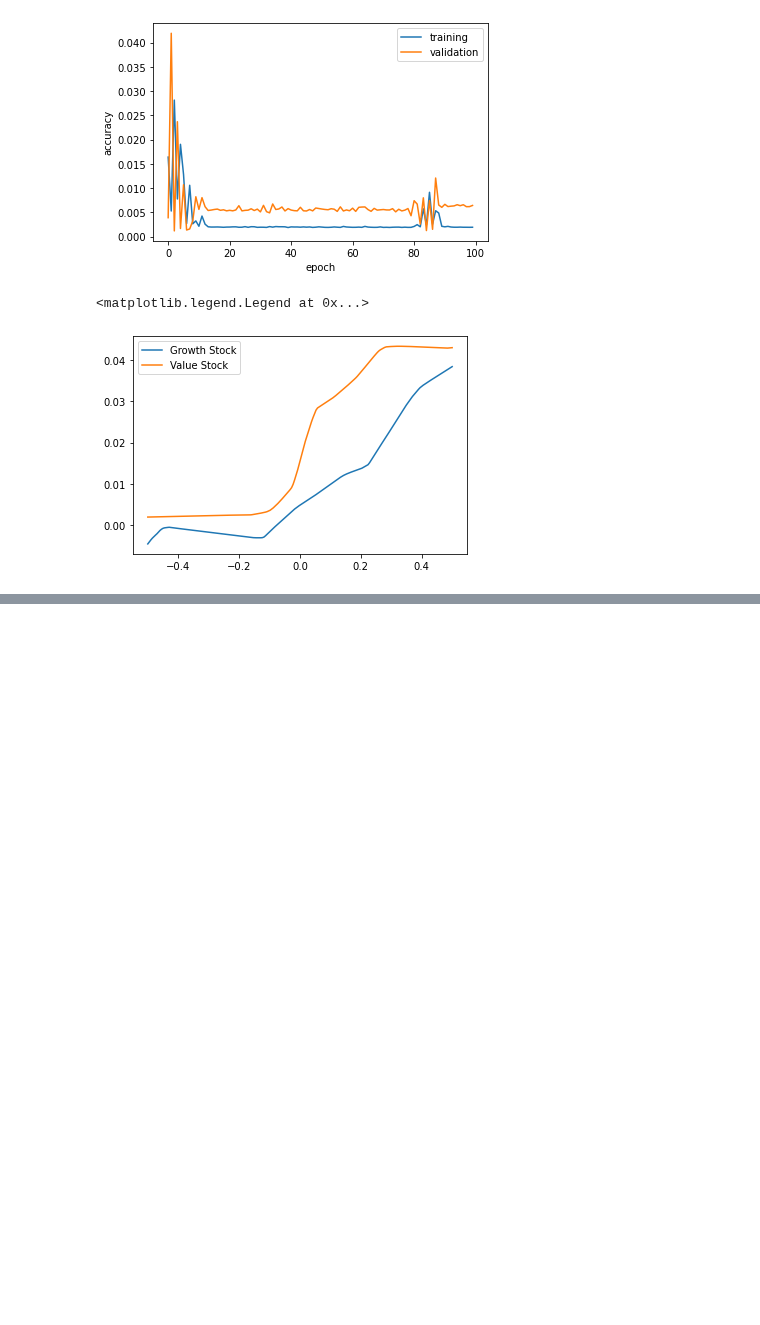
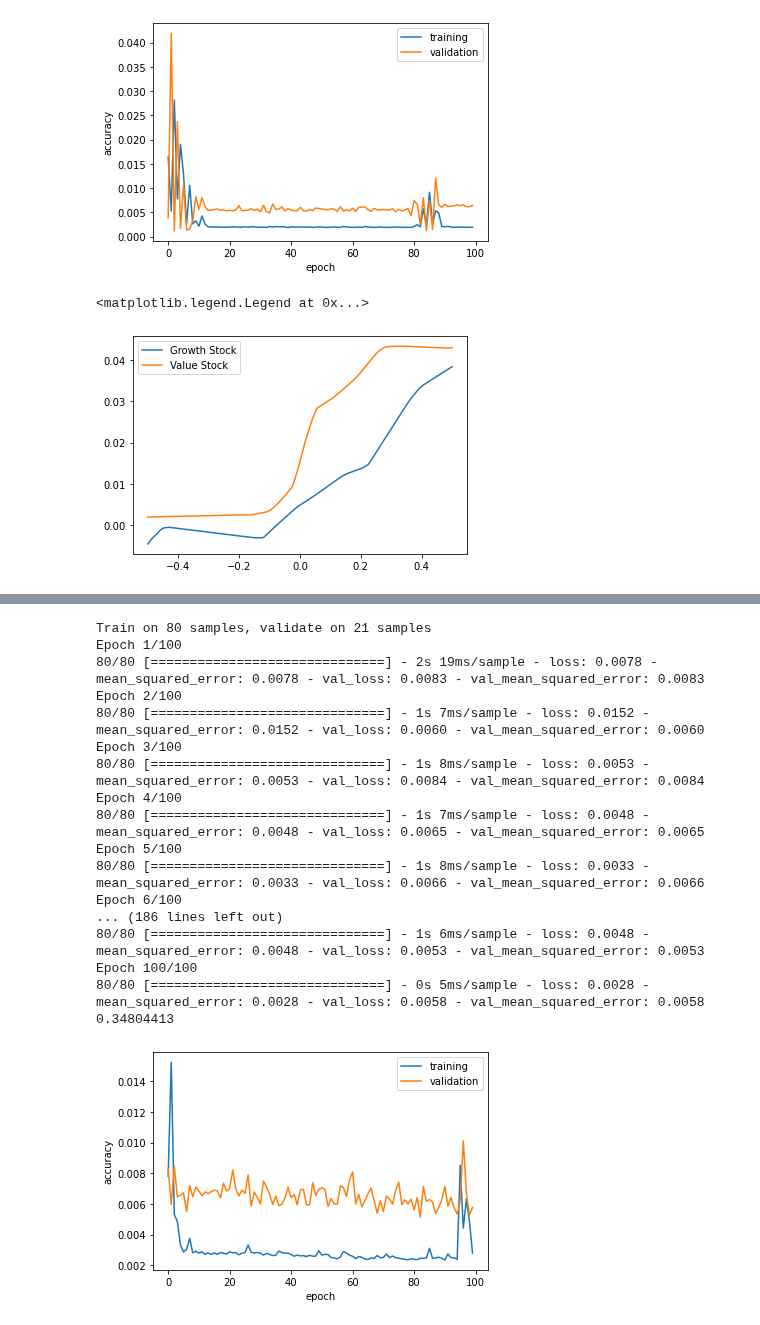
Before and after one commit to lu18cheng/pic16b_stock_analysis, a Jupyter notebook: code/Untitled.ipynb, the cells around one changed output, grey strips where cells are left out. Saved outputs shown, nothing was run; the diff lists cells and outputs as text; code cells hidden in the pictures; blank space fills up the shorter version.

```diff
--- a/code/Untitled.ipynb
+++ b/code/Untitled.ipynb
@@ -185,0 +209,21 @@ plt.legend()
+# %%
+model4 = tfanalysis("ValueStock_PercentChange", ["CPI_PercentChange"], 0.3)[1]
+# %% [output]
+Train on 80 samples, validate on 21 samples
+Epoch 1/100
+80/80 [==============================] - 2s 19ms/sample - loss: 0.0078 - mean_squared_error: 0.0078 - val_loss: 0.0083 - val_mean_squared_error: 0.0083
+Epoch 2/100
+80/80 [==============================] - 1s 7ms/sample - loss: 0.0152 - mean_squared_error: 0.0152 - val_loss: 0.0060 - val_mean_squared_error: 0.0060
+Epoch 3/100
+80/80 [==============================] - 1s 8ms/sample - loss: 0.0053 - mean_squared_error: 0.0053 - val_loss: 0.0084 - val_mean_squared_error: 0.0084
+Epoch 4/100
+80/80 [==============================] - 1s 7ms/sample - loss: 0.0048 - mean_squared_error: 0.0048 - val_loss: 0.0065 - val_mean_squared_error: 0.0065
+Epoch 5/100
+80/80 [==============================] - 1s 8ms/sample - loss: 0.0033 - mean_squared_error: 0.0033 - val_loss: 0.0066 - val_mean_squared_error: 0.0066
+Epoch 6/100
+... (186 lines left out)
+80/80 [==============================] - 1s 6ms/sample - loss: 0.0048 - mean_squared_error: 0.0048 - val_loss: 0.0053 - val_mean_squared_error: 0.0053
+Epoch 100/100
+80/80 [==============================] - 0s 5ms/sample - loss: 0.0028 - mean_squared_error: 0.0028 - val_loss: 0.0058 - val_mean_squared_error: 0.0058
+0.34804413
+[figure, added]
```
Also changed, not shown: parts of 3 cells of this notebook.
